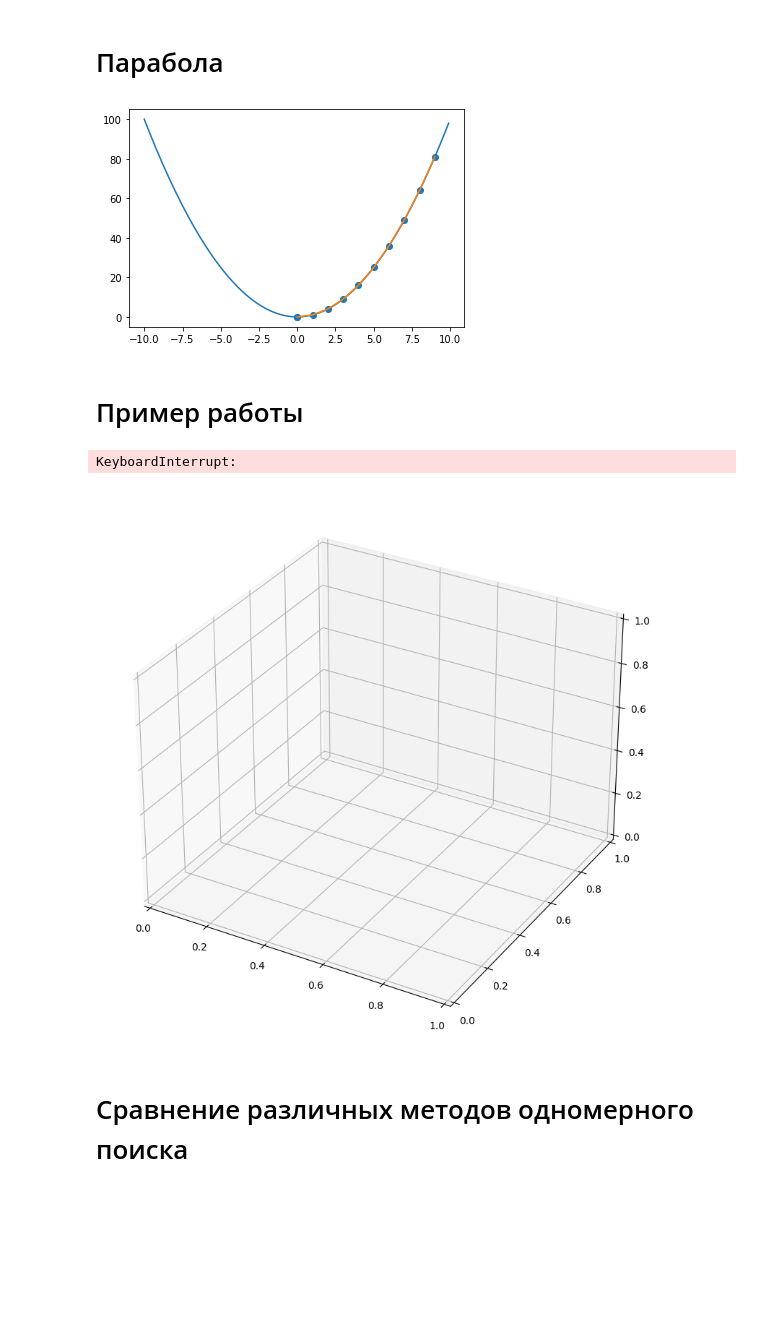
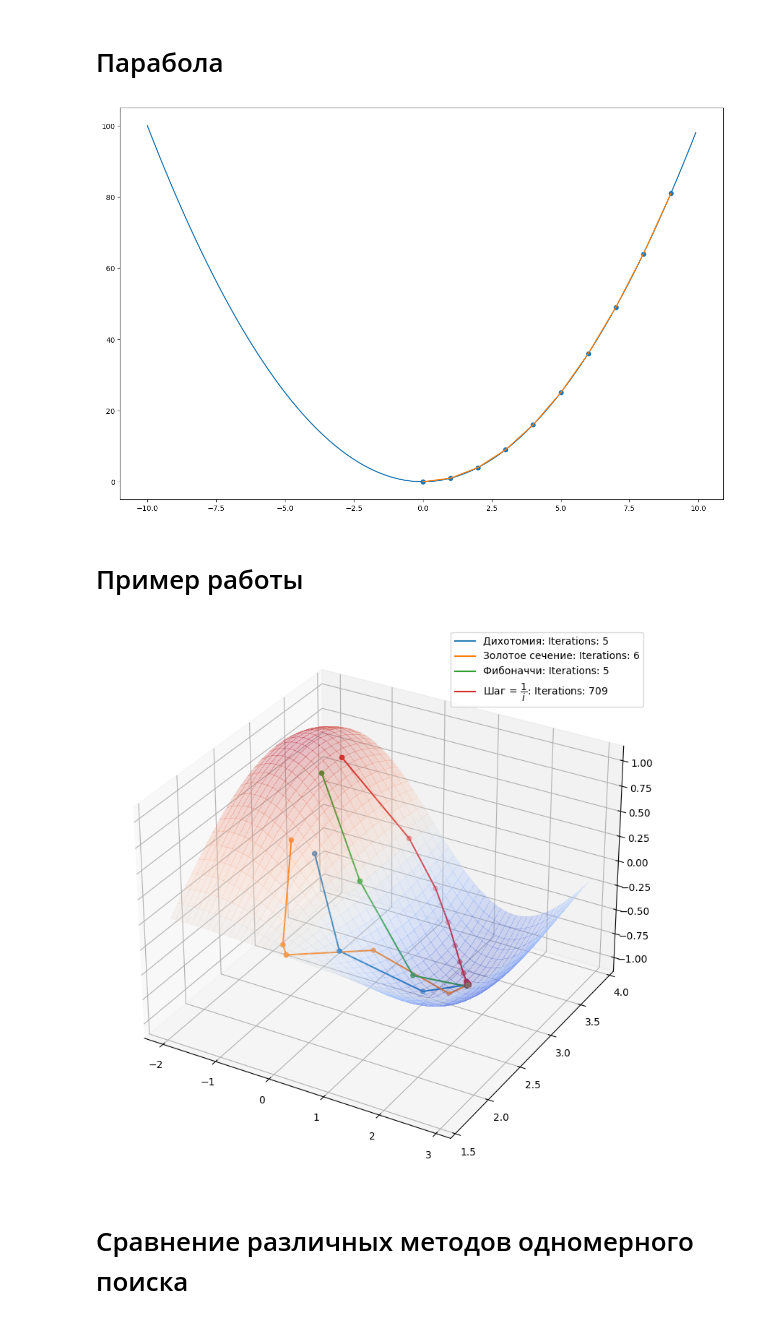
Before and after one commit to ars860/MO, a Jupyter notebook: task_2.ipynb, the cells around one changed output. Cells and saved outputs as stored; diff of their text form; code cells hidden in the pictures; blank space fills up the shorter version.

```diff
--- a/task_2.ipynb
+++ b/task_2.ipynb
@@ -7,9 +7,9 @@ from math import pi, sin, cos
 import nbimporter
 import task_1
 # %%
-def bin_searcher(f, lr, i):
+def ternary_searcher(f, lr, i):
     l, r = lr
-    return task_1.binpoisk(f, l, r)[0]
+    return task_1.ternary(f, l, r)[0]
 
 def gold_searcher(f, lr, i):
     l, r = lr
@@ -26,7 +26,7 @@ def fixed_step(initial):
 # %%
 def grad_descent(
         f, df, start,
-        step_searcher=bin_searcher,
+        step_searcher=ternary_searcher,
         eps=1e-6,
         max_iters=100
 ):
@@ -50,7 +50,7 @@ def grad_descent(
 # %% [markdown]
 # Парабола
 # %%
-points = grad_descent(lambda x: x * x, lambda x: 2 * x, 9, bin_searcher)
+points = grad_descent(lambda x: x * x, lambda x: 2 * x, 9, ternary_searcher)
 x = np.arange(-10, 10, 0.1)
 y = list(map(lambda x:x*x, x))
 plt.plot(x, y)
@@ -58,7 +58,7 @@ plt.plot(points[:, 0], points[:, 1])
 plt.scatter(points[:, 0], points[:, 1])
 plt.show()
 # %% [output]
-[figure, old version]
+[figure, new version]
 # %%
 plt.rcParams['figure.figsize'] = [15, 10]
 plt.rcParams['figure.dpi'] = 100
@@ -83,34 +83,33 @@ def plot_3d(ax, fun, x, y, alpha=0.25):
 # %%
 def f(xy : np.array):
     x, y = xy
     return np.sin(x) * np.cos(y)
 
 def df(xy: np.array):
     x, y = xy
     return np.array([cos(x) * cos(y), - sin(x) * sin(y)])
 
 def plot_points(ax, points, label=""):
     ax.plot3D(points[:, 0], points[:, 1], points[:, 2], label="{}: Iterations: {}".format(label, len(points) - 1))
     ax.scatter(points[:, 0], points[:, 1], points[:, 2])
 
 # [-0.8, 2.4]
 fig, ax = plt.subplots(subplot_kw={"projection": "3d"})
-points_bin = grad_descent(f, df, [-0.5, 2.5], bin_searcher)
+points_ternary = grad_descent(f, df, [-0.5, 2.5], ternary_searcher)
 points_golden = grad_descent(f, df, [-0.8, 2.4], gold_searcher)
 points_fib = grad_descent(f, df, [-1, 3], fib_searcher)
 points_fixed_step = grad_descent(f, df, [-1, 3.3], fixed_step(1), max_iters=10000)
 
-plot_points(ax, points_bin, label="Дихотомия")
+plot_points(ax, points_ternary, label="Дихотомия")
 plot_points(ax, points_golden, label="Золотое сечение")
 plot_points(ax, points_fib, label="Фибоначчи")
 plot_points(ax, points_fixed_step, label="Шаг = $\dfrac{1}{i}$")
 
 plot_3d(ax, f, [-2, 3], [1.6, 4])
 plt.legend()
 plt.show()
 # %% [output]
-KeyboardInterrupt:
-[figure, old version]
+[figure, new version]
 # %% [markdown]
 # Сравнение различных методов одномерного поиска
 # %%
```
Also changed, not shown: parts of 1 cell of this notebook, 2 other files.
